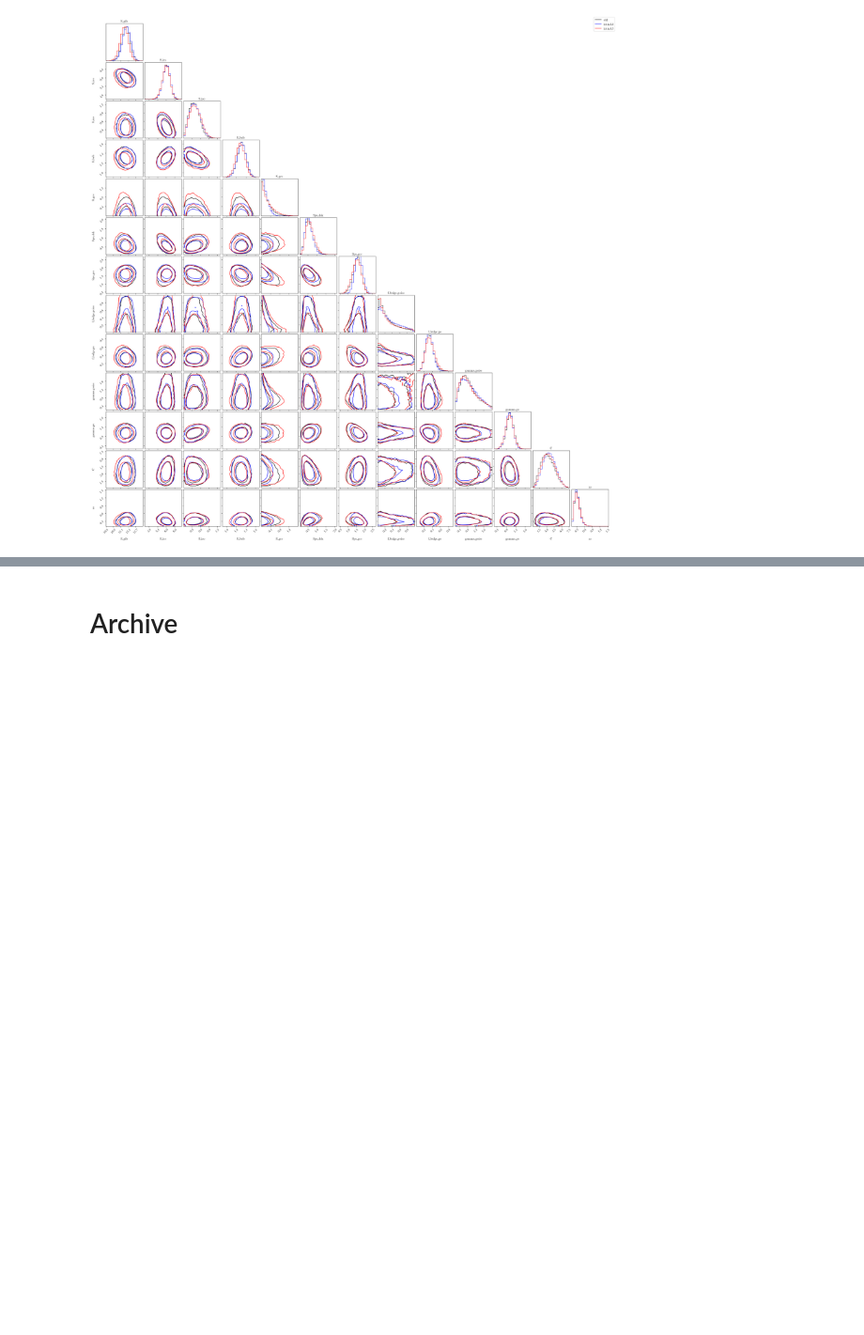
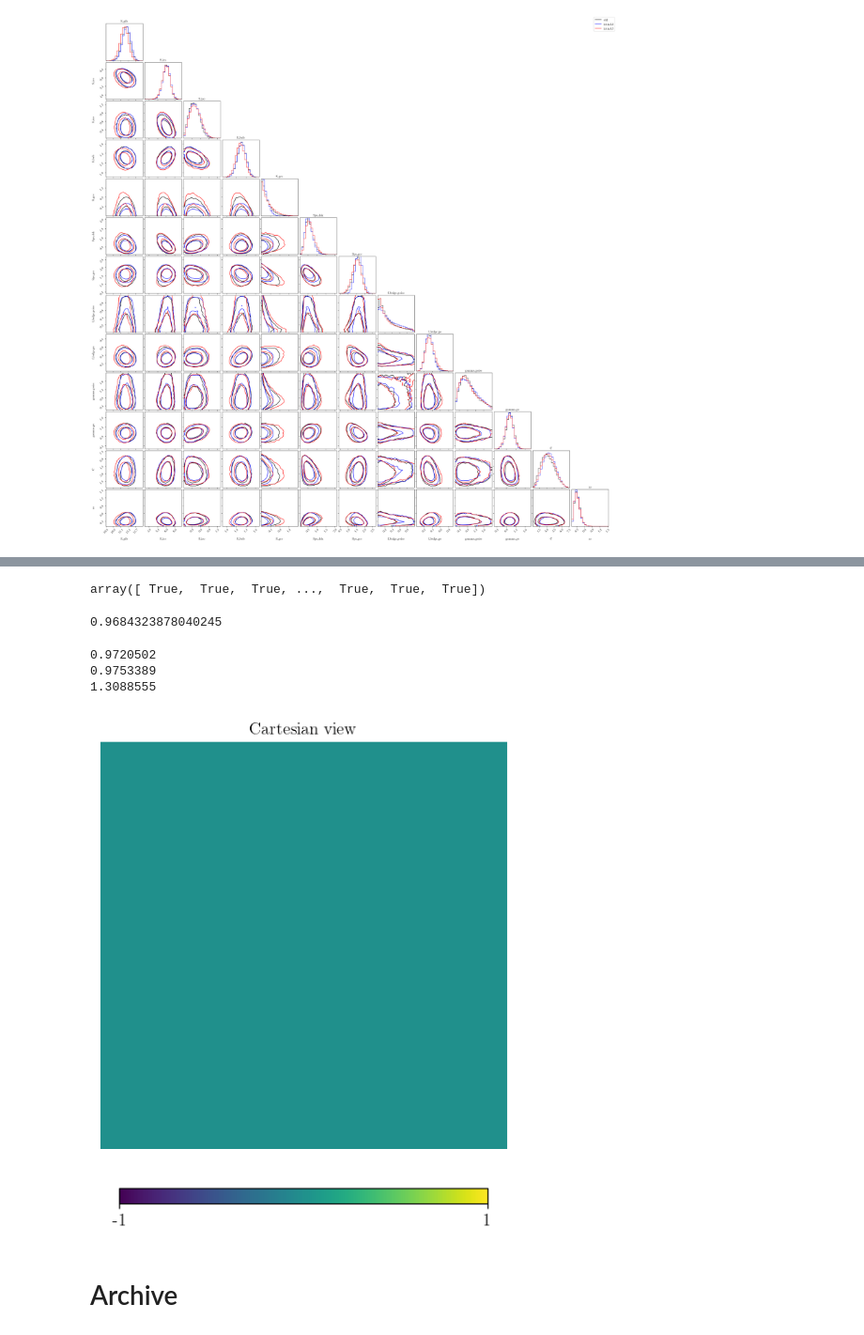
Before and after one commit to smsharma/fermi-prob-prog, a Jupyter notebook: analysis/view.ipynb, the cells around one changed output, grey strips where cells are left out. Shown at 94% size. Drawn from its saved outputs; the diff is of its cells as text; code cells hidden in the pictures; blank space fills up the shorter version.

```diff
--- a/analysis/view.ipynb
+++ b/analysis/view.ipynb
@@ -113,0 +116,3 @@ multi_corner(s_in, labels, point_est=t_in, colors_dict=colors_dict, labels_dict=
+# %%
+from fpp.models.np_model import NPModel
+m = NPModel()
@@ -113,0 +124,4 @@ multi_corner(s_in, labels, point_est=t_in, colors_dict=colors_dict, labels_dict=
+# %%
+z = np.load("../outputs/simulations/testdsk.npy")
+z2 = np.load("../outputs/simulations/testdsk2.npy")
+z3 = np.load("../outputs/simulations/testdsk3.npy")
@@ -113,0 +130,4 @@ multi_corner(s_in, labels, point_est=t_in, colors_dict=colors_dict, labels_dict=
+# %%
+m.nm
+# %% [output]
+array([ True,  True,  True, ...,  True,  True,  True])
@@ -113,0 +137,13 @@ multi_corner(s_in, labels, point_est=t_in, colors_dict=colors_dict, labels_dict=
+# %%
+t[m.mask_roi] = 0
+np.mean(t[~m.nm])
+# %% [output]
+0.9684323878040245
+# %%
+print(np.mean( z[:,~m.nm]))
+print(np.mean(z2[:,~m.nm]))
+print(np.mean(z3[:,~m.nm]))
+# %% [output]
+0.9720502
+0.9753389
+1.3088555
@@ -114,3 +152,8 @@ multi_corner(s_in, labels, point_est=t_in, colors_dict=colors_dict, labels_dict=
+# %%
+z2[0][~m.mask_roi] = 0
+hp.cartview(z2[0], latra=[-25, 25], lonra=[-25, 25])
+# %% [output]
+[figure, added]
 # %% [markdown]
 # Archive
 # %%
```
Also changed, not shown: parts of 5 cells of this notebook, 4 other files.
